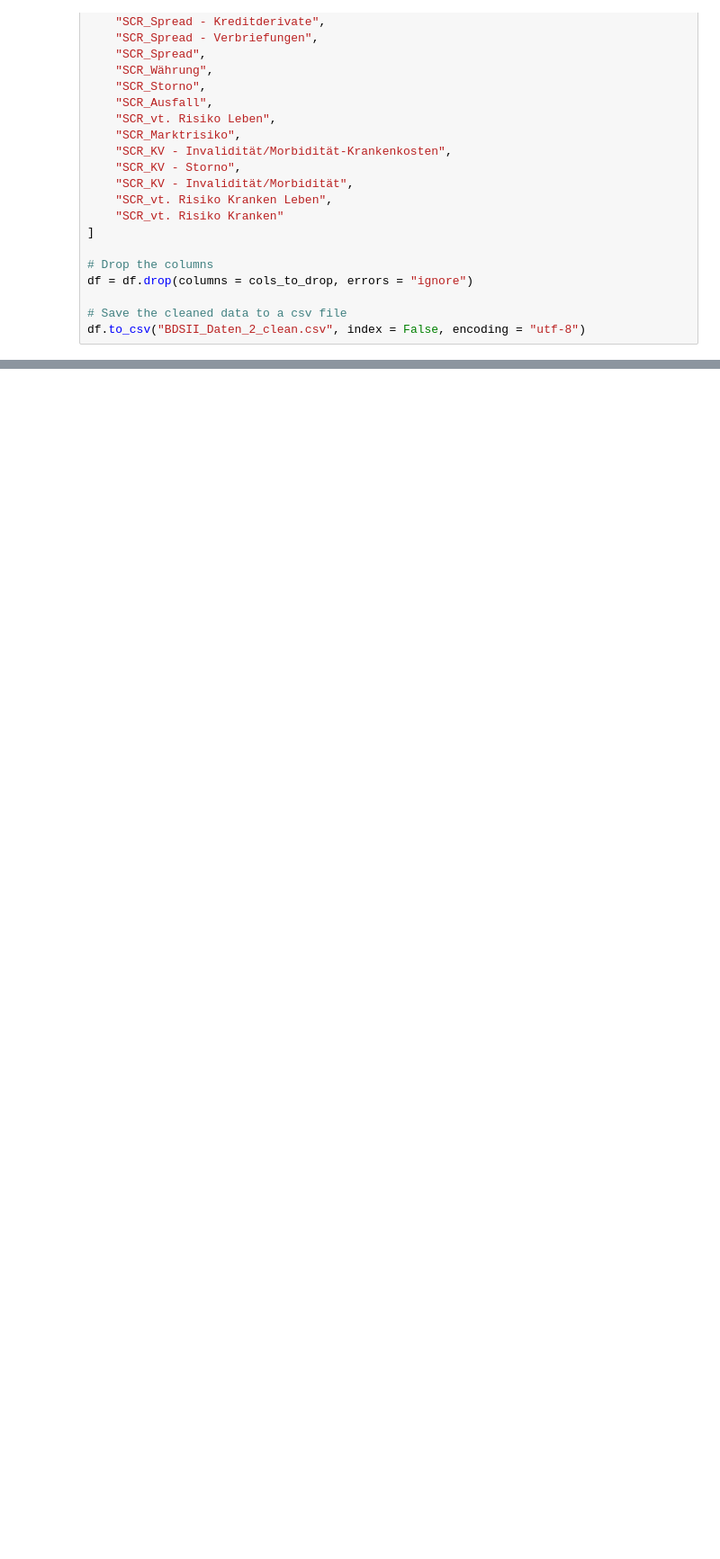
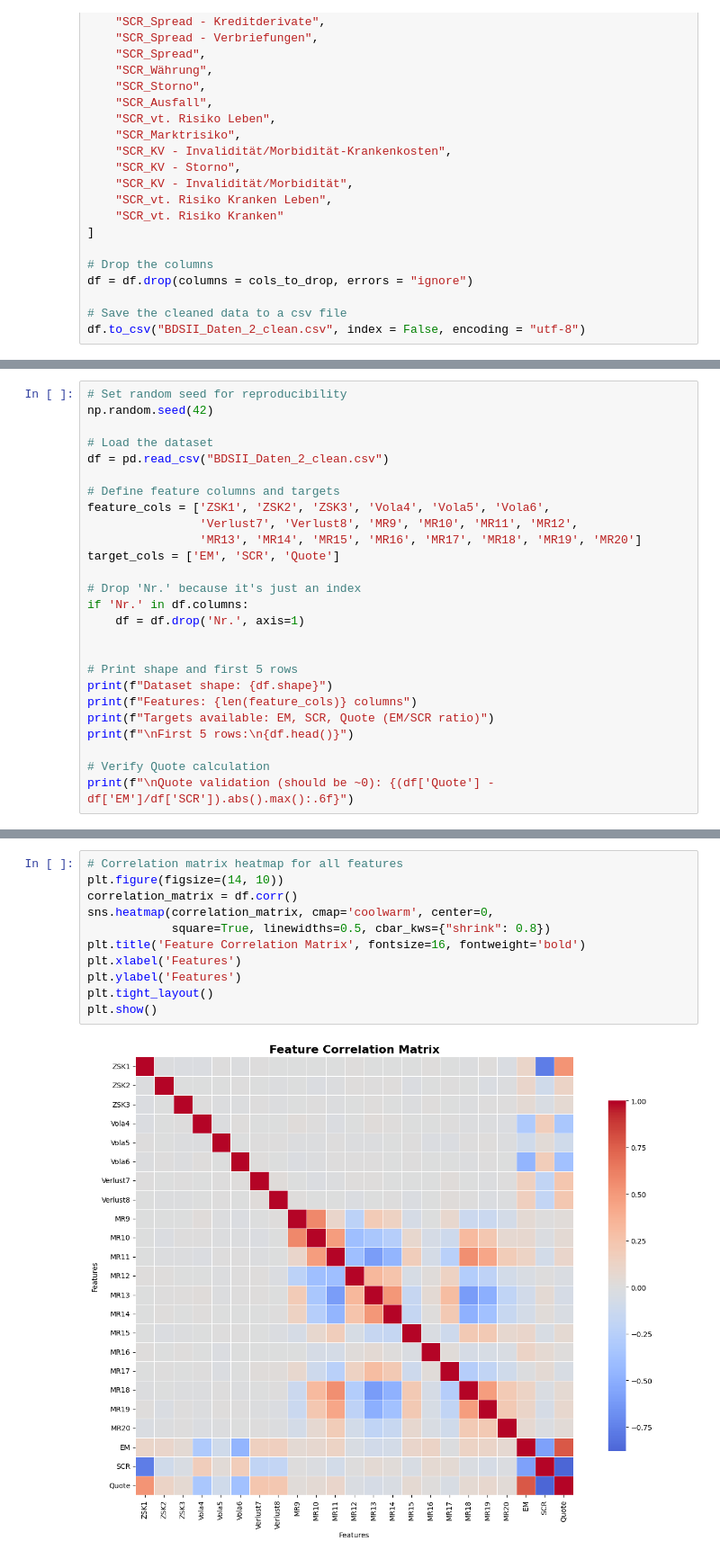
Before and after one commit to Ace3Z/Solvency-ETH-proj, a Jupyter notebook: code.ipynb, the cells around one changed output, grey strips where cells are left out. Shown at 90% size. Cells and saved outputs as stored; diff of their text form; blank space fills up the shorter version.

```diff
--- a/code.ipynb
+++ b/code.ipynb
@@ -63,0 +88,26 @@ df.to_csv("BDSII_Daten_2_clean.csv", index = False, encoding = "utf-8")
+# %%
+# Set random seed for reproducibility
+np.random.seed(42)
+
+# Load the dataset
+df = pd.read_csv("BDSII_Daten_2_clean.csv")
+
+# Define feature columns and targets
+feature_cols = ['ZSK1', 'ZSK2', 'ZSK3', 'Vola4', 'Vola5', 'Vola6',
+                'Verlust7', 'Verlust8', 'MR9', 'MR10', 'MR11', 'MR12',
+                'MR13', 'MR14', 'MR15', 'MR16', 'MR17', 'MR18', 'MR19', 'MR20']
+target_cols = ['EM', 'SCR', 'Quote']
+
+# Drop 'Nr.' because it's just an index
+if 'Nr.' in df.columns:
+    df = df.drop('Nr.', axis=1)
+
+
+# Print shape and first 5 rows
+print(f"Dataset shape: {df.shape}")
+print(f"Features: {len(feature_cols)} columns")
+print(f"Targets available: EM, SCR, Quote (EM/SCR ratio)")
+print(f"\nFirst 5 rows:\n{df.head()}")
+
+# Verify Quote calculation
+print(f"\nQuote validation (should be ~0): {(df['Quote'] - df['EM']/df['SCR']).abs().max():.6f}")
@@ -63,0 +165,13 @@ df.to_csv("BDSII_Daten_2_clean.csv", index = False, encoding = "utf-8")
+# %%
+# Correlation matrix heatmap for all features
+plt.figure(figsize=(14, 10))
+correlation_matrix = df.corr()
+sns.heatmap(correlation_matrix, cmap='coolwarm', center=0,
+            square=True, linewidths=0.5, cbar_kws={"shrink": 0.8})
+plt.title('Feature Correlation Matrix', fontsize=16, fontweight='bold')
+plt.xlabel('Features')
+plt.ylabel('Features')
+plt.tight_layout()
+plt.show()
+# %% [output]
+[figure, added]
```
Also changed, not shown: parts of 8 cells of this notebook.
